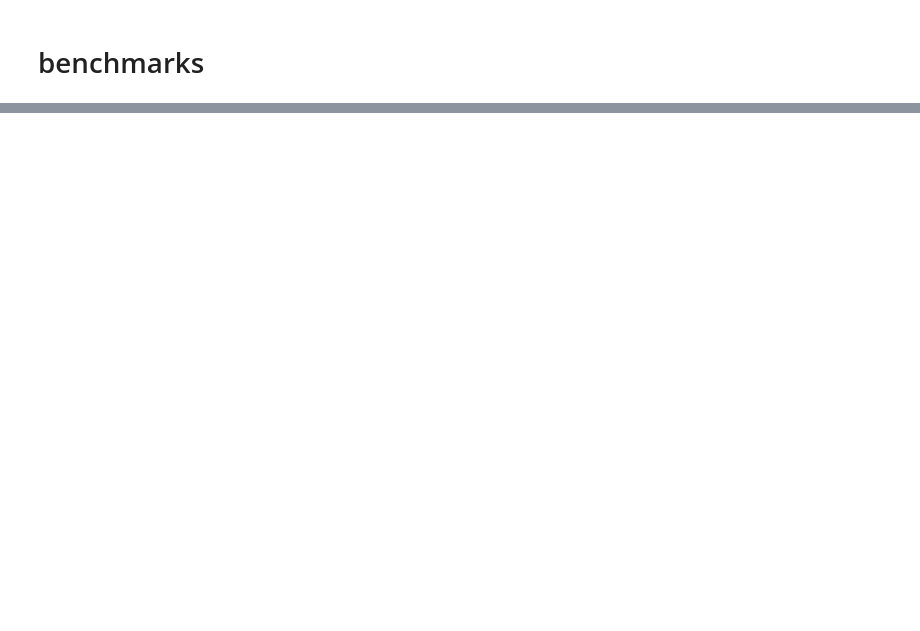
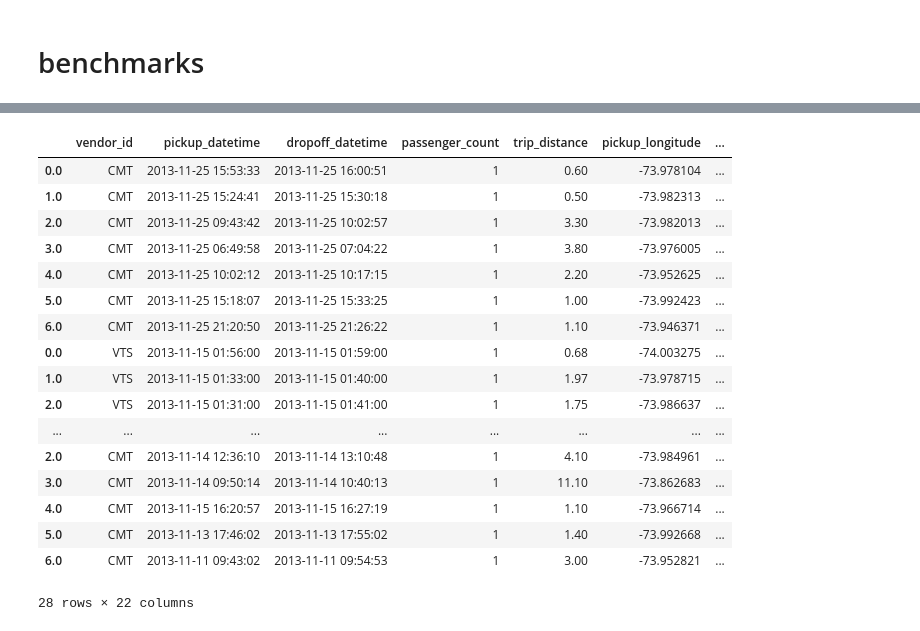
Before and after one commit to mlkimmins/dask_rsds_scheduler_research, a Jupyter notebook: nyc_taxi_records.ipynb, the cells around one changed output, grey strips where cells are left out. Saved outputs shown, nothing was run; the diff lists cells and outputs as text; code cells hidden in the pictures; blank space fills up the shorter version.

```diff
--- a/nyc_taxi_records.ipynb
+++ b/nyc_taxi_records.ipynb
@@ -284,6 +272,0 @@ def operations(df):
-# %%
-# Dask
-df = df[(df.tip_amt >= 1) & (df.tip_amt <= 5)]
-df = dask_client.persist(df)
-wait(df) # Make sure data is cached.
-operations(df)
@@ -289,0 +281,5 @@ operations(df)
+# %%
+%%time
+# join_data
+dd.merge(df, other, left_index=True, right_index=True).compute()
+# %% [output]
@@ -289,0 +288,18 @@ operations(df)
+|  | vendor_id | pickup_datetime | dropoff_datetime | passenger_count | trip_distance | pickup_longitude | ... |
+| 0.0 | CMT | 2013-11-25 15:53:33 | 2013-11-25 16:00:51 | 1 | 0.60 | -73.978104 | ... |
+| 1.0 | CMT | 2013-11-25 15:24:41 | 2013-11-25 15:30:18 | 1 | 0.50 | -73.982313 | ... |
+| 2.0 | CMT | 2013-11-25 09:43:42 | 2013-11-25 10:02:57 | 1 | 3.30 | -73.982013 | ... |
+| 3.0 | CMT | 2013-11-25 06:49:58 | 2013-11-25 07:04:22 | 1 | 3.80 | -73.976005 | ... |
+| 4.0 | CMT | 2013-11-25 10:02:12 | 2013-11-25 10:17:15 | 1 | 2.20 | -73.952625 | ... |
+| 5.0 | CMT | 2013-11-25 15:18:07 | 2013-11-25 15:33:25 | 1 | 1.00 | -73.992423 | ... |
+| 6.0 | CMT | 2013-11-25 21:20:50 | 2013-11-25 21:26:22 | 1 | 1.10 | -73.946371 | ... |
+| 0.0 | VTS | 2013-11-15 01:56:00 | 2013-11-15 01:59:00 | 1 | 0.68 | -74.003275 | ... |
+| 1.0 | VTS | 2013-11-15 01:33:00 | 2013-11-15 01:40:00 | 1 | 1.97 | -73.978715 | ... |
+| 2.0 | VTS | 2013-11-15 01:31:00 | 2013-11-15 01:41:00 | 1 | 1.75 | -73.986637 | ... |
+| ... | ... | ... | ... | ... | ... | ... | ... |
+| 2.0 | CMT | 2013-11-14 12:36:10 | 2013-11-14 13:10:48 | 1 | 4.10 | -73.984961 | ... |
+| 3.0 | CMT | 2013-11-14 09:50:14 | 2013-11-14 10:40:13 | 1 | 11.10 | -73.862683 | ... |
+| 4.0 | CMT | 2013-11-15 16:20:57 | 2013-11-15 16:27:19 | 1 | 1.10 | -73.966714 | ... |
+| 5.0 | CMT | 2013-11-13 17:46:02 | 2013-11-13 17:55:02 | 1 | 1.40 | -73.992668 | ... |
+| 6.0 | CMT | 2013-11-11 09:43:02 | 2013-11-11 09:54:53 | 1 | 3.00 | -73.952821 | ... |
+28 rows × 22 columns
```
Also changed, not shown: parts of 27 cells of this notebook.
